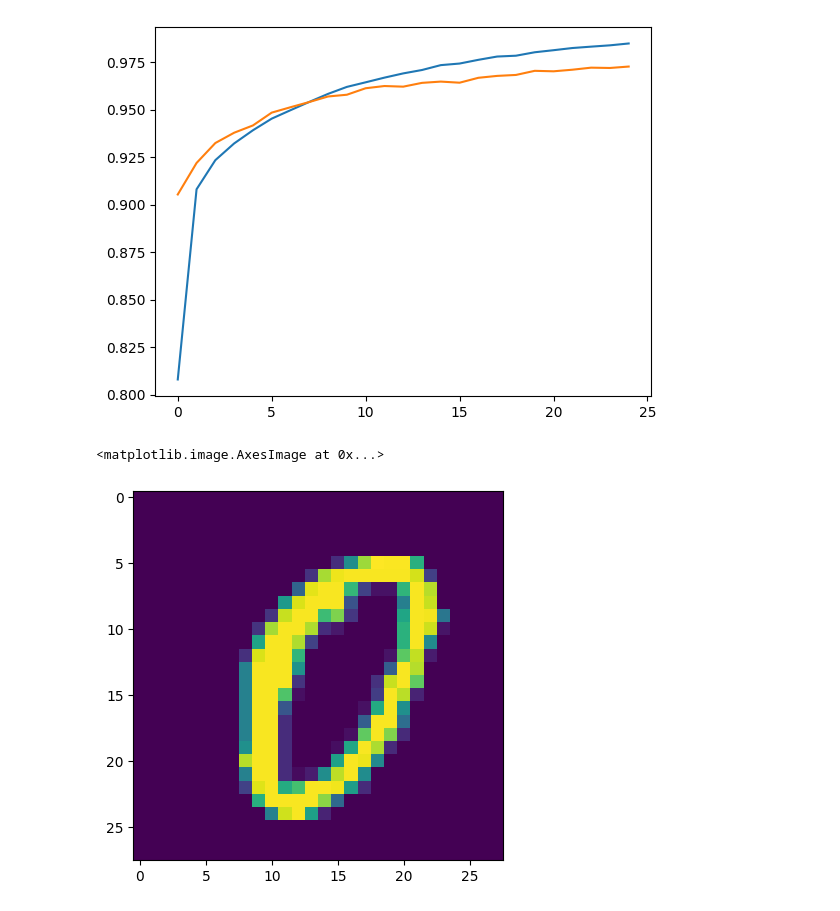
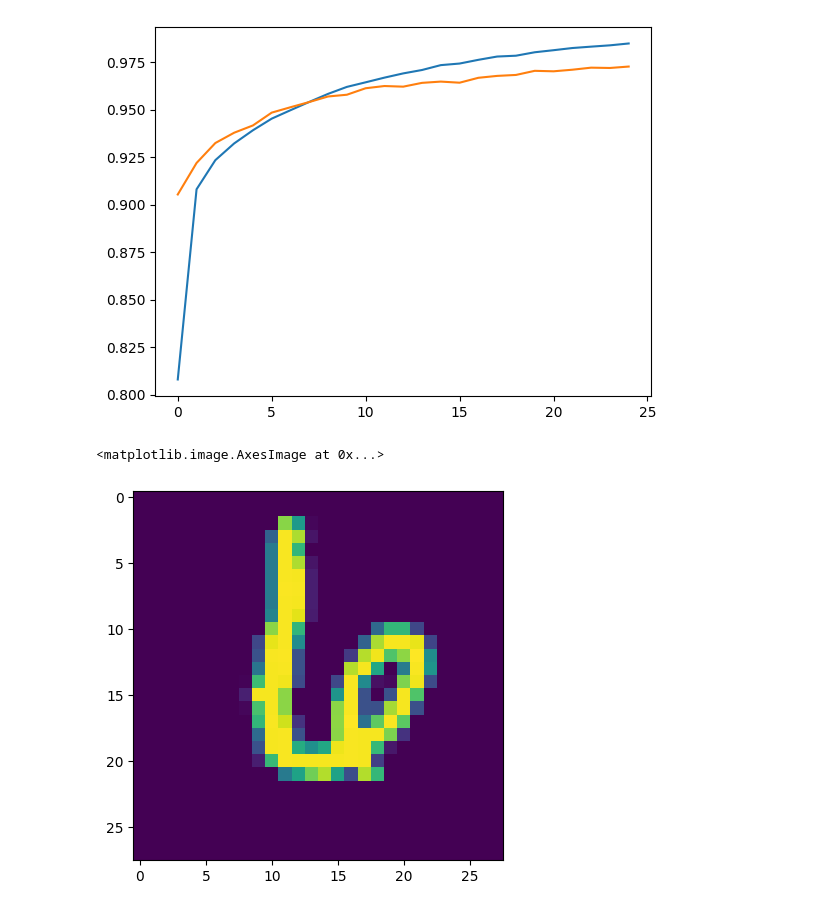
Before and after one commit to Shubhambg611/Ineuron-Data-Science, a Jupyter notebook: DL/mnist_classification.ipynb, the cells around one changed output. Saved outputs shown, nothing was run; the diff lists cells and outputs as text; code cells hidden in the pictures.

```diff
--- a/DL/mnist_classification.ipynb
+++ b/DL/mnist_classification.ipynb
@@ -173,8 +173,8 @@ plt.plot(history.history['val_accuracy'])
 [<matplotlib.lines.Line2D at 0x...>]
 [figure]
 # %%
-plt.imshow(X_test[1590])
+plt.imshow(X_test[1456])
 # %% [output]
 <matplotlib.image.AxesImage at 0x...>
-[figure, old version]
+[figure, new version]
 # %%
```
Also changed, not shown: parts of 1 cell of this notebook.
